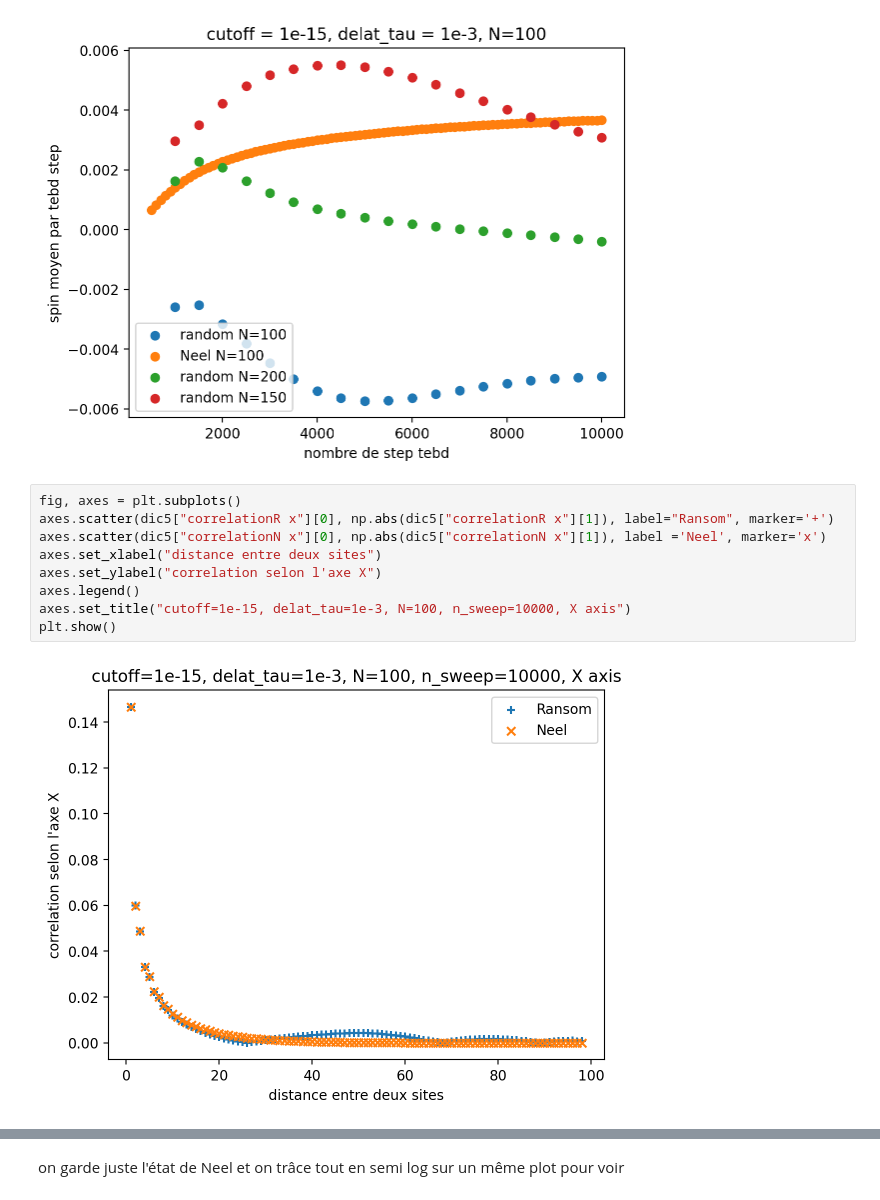
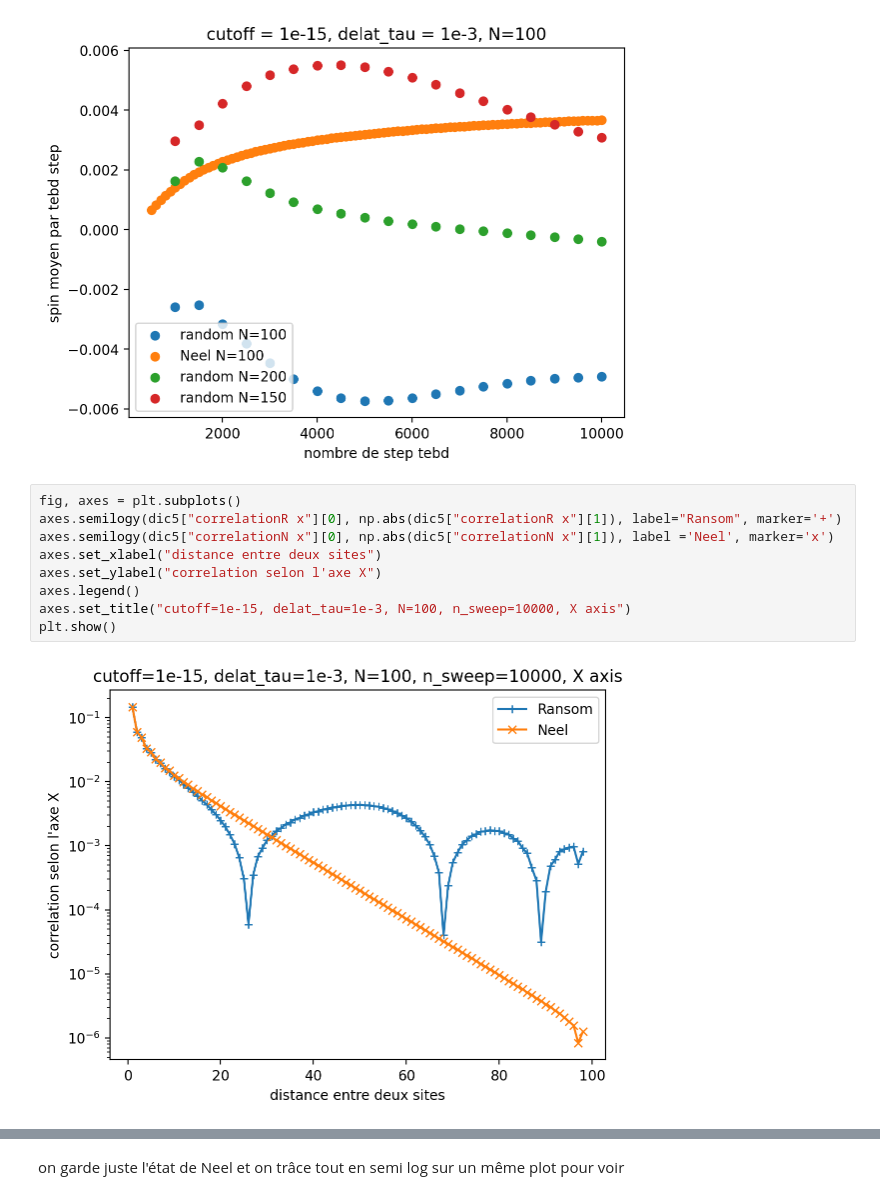
Before and after one commit to romanbeauvallet/Many-Body-Localization, a Jupyter notebook: analyse_simulations_julia/analysis.ipynb, the cells around one changed output, grey strips where cells are left out. Cells and saved outputs as stored; diff of their text form.

```diff
--- a/analyse_simulations_julia/analysis.ipynb
+++ b/analyse_simulations_julia/analysis.ipynb
@@ -86,14 +86,14 @@ plt.show()
 [figure]
 # %%
 fig, axes = plt.subplots()
-axes.scatter(dic5["correlationR x"][0], np.abs(dic5["correlationR x"][1]), label="Ransom", marker='+')
-axes.scatter(dic5["correlationN x"][0], np.abs(dic5["correlationN x"][1]), label ='Neel', marker='x')
+axes.semilogy(dic5["correlationR x"][0], np.abs(dic5["correlationR x"][1]), label="Ransom", marker='+')
+axes.semilogy(dic5["correlationN x"][0], np.abs(dic5["correlationN x"][1]), label ='Neel', marker='x')
 axes.set_xlabel("distance entre deux sites")
 axes.set_ylabel("correlation selon l'axe X")
 axes.legend()
 axes.set_title("cutoff=1e-15, delat_tau=1e-3, N=100, n_sweep=10000, X axis")
 plt.show()
 # %% [output]
-[figure, old version]
+[figure, new version]
 # %%
 fig, axes = plt.subplots()
```
Also changed, not shown: parts of 2 cells of this notebook, 5 other files.
